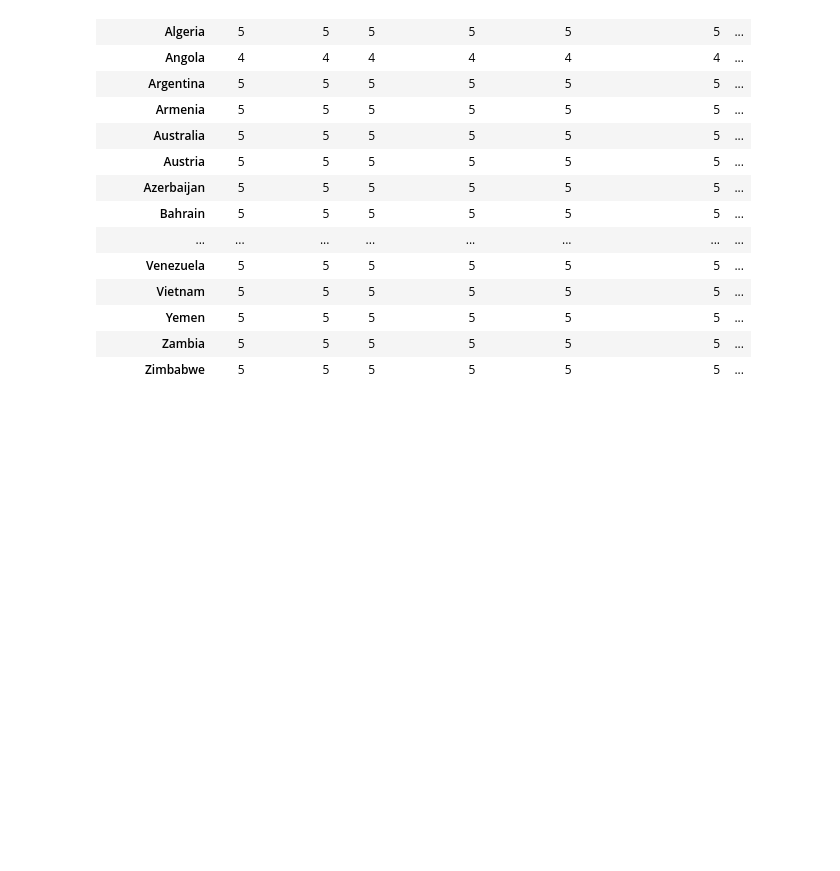
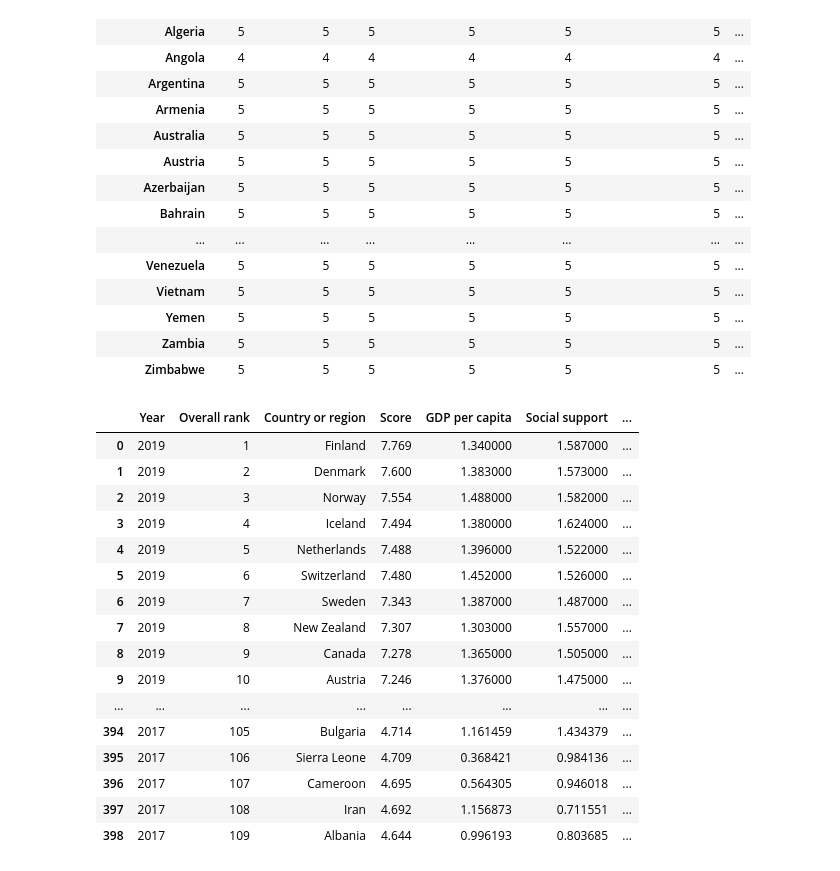
Before and after one commit to Bmyers5817/Project-1, a Jupyter notebook: World_Happiness.ipynb, the cells around one changed output. Drawn from its saved outputs; the diff is of its cells as text; code cells hidden in the pictures; blank space fills up the shorter version.

Commit message:
Dropped countries with count less than 5.

```diff
--- a/World_Happiness.ipynb
+++ b/World_Happiness.ipynb
@@ -154,3 +154,29 @@ group_country.count()
 | Yemen | 5 | 5 | 5 | 5 | 5 | 5 | ... |
 | Zambia | 5 | 5 | 5 | 5 | 5 | 5 | ... |
 | Zimbabwe | 5 | 5 | 5 | 5 | 5 | 5 | ... |
+# %%
+country_count = happiness_data["Country or region"].value_counts()
+
+happiness_data_drop = happiness_data[~happiness_data['Country or region'].isin(country_count[country_count < 5].index)]
+
+happiness_data_final = happiness_data_drop.reset_index()
+
+happiness_data_final
+# %% [output]
+|  | Year | Overall rank | Country or region | Score | GDP per capita | Social support | ... |
+| 0 | 2019 | 1 | Finland | 7.769 | 1.340000 | 1.587000 | ... |
+| 1 | 2019 | 2 | Denmark | 7.600 | 1.383000 | 1.573000 | ... |
+| 2 | 2019 | 3 | Norway | 7.554 | 1.488000 | 1.582000 | ... |
+| 3 | 2019 | 4 | Iceland | 7.494 | 1.380000 | 1.624000 | ... |
+| 4 | 2019 | 5 | Netherlands | 7.488 | 1.396000 | 1.522000 | ... |
+| 5 | 2019 | 6 | Switzerland | 7.480 | 1.452000 | 1.526000 | ... |
+| 6 | 2019 | 7 | Sweden | 7.343 | 1.387000 | 1.487000 | ... |
+| 7 | 2019 | 8 | New Zealand | 7.307 | 1.303000 | 1.557000 | ... |
+| 8 | 2019 | 9 | Canada | 7.278 | 1.365000 | 1.505000 | ... |
+| 9 | 2019 | 10 | Austria | 7.246 | 1.376000 | 1.475000 | ... |
+| ... | ... | ... | ... | ... | ... | ... | ... |
+| 394 | 2017 | 105 | Bulgaria | 4.714 | 1.161459 | 1.434379 | ... |
+| 395 | 2017 | 106 | Sierra Leone | 4.709 | 0.368421 | 0.984136 | ... |
+| 396 | 2017 | 107 | Cameroon | 4.695 | 0.564305 | 0.946018 | ... |
+| 397 | 2017 | 108 | Iran | 4.692 | 1.156873 | 0.711551 | ... |
+| 398 | 2017 | 109 | Albania | 4.644 | 0.996193 | 0.803685 | ... |
```
